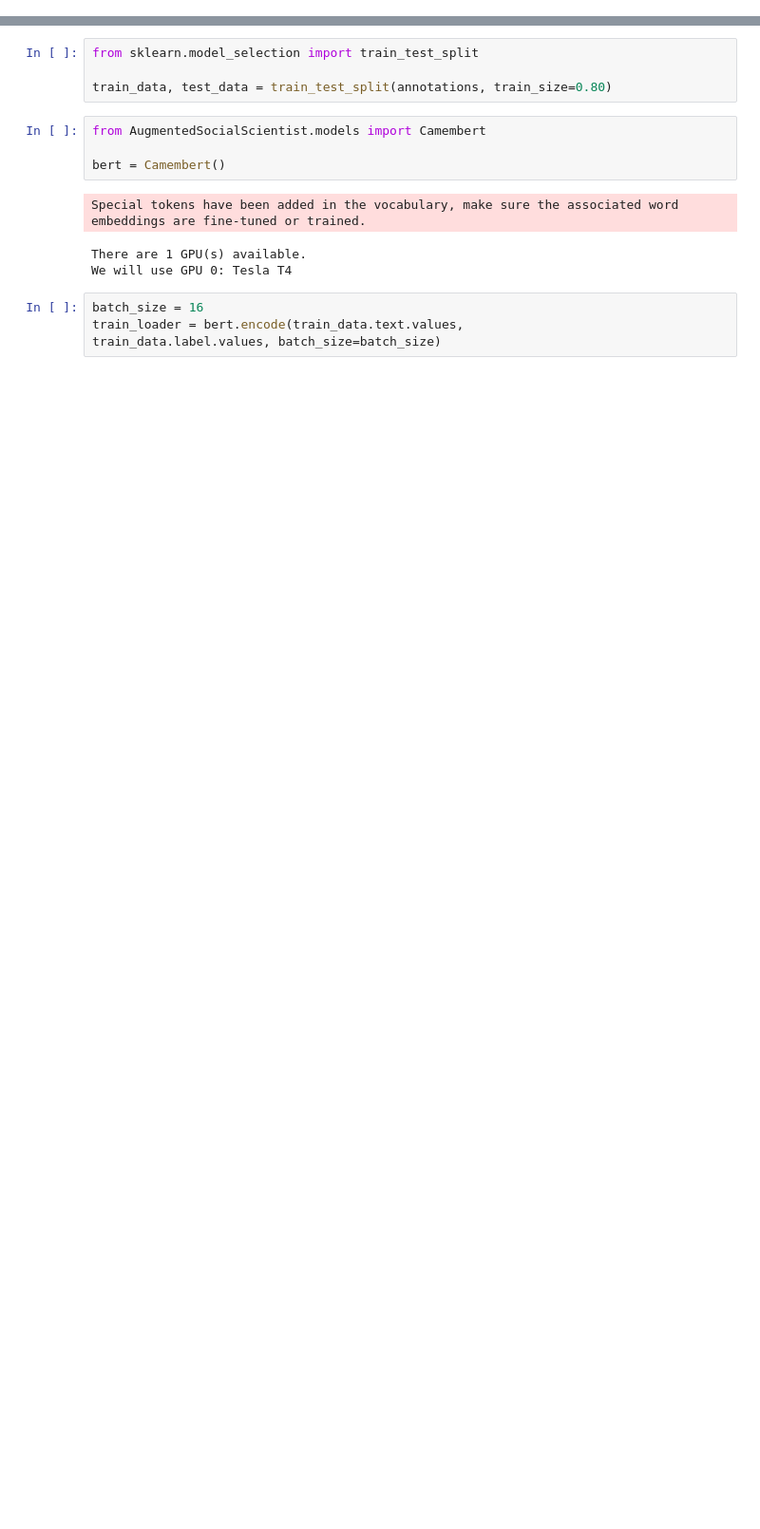
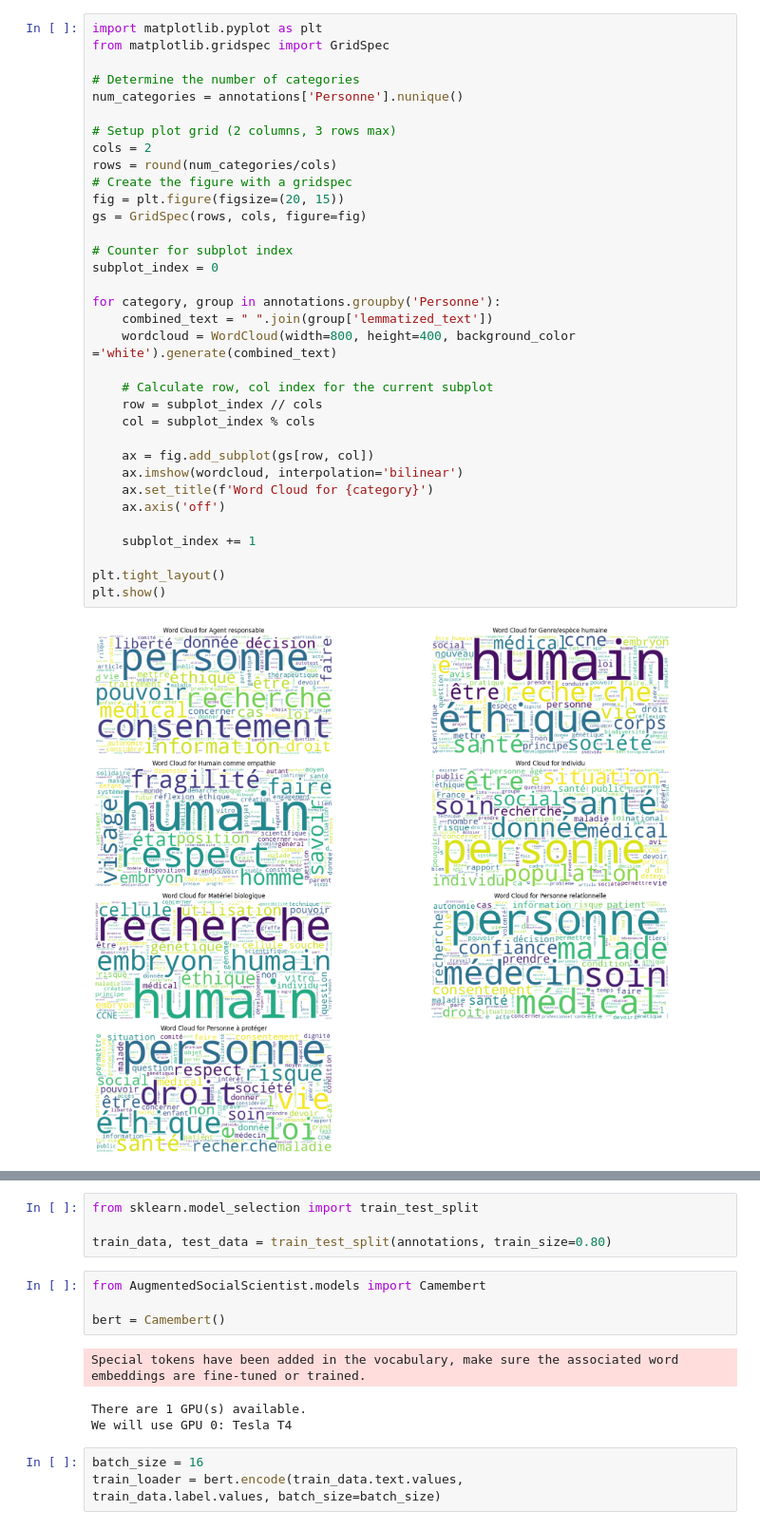
Before and after one commit to LeoMaurice/CCNE, a Jupyter notebook: src/bert.ipynb, the cells around one changed output, grey strips where cells are left out. Shown at 95% size. Saved outputs shown, nothing was run; the diff lists cells and outputs as text; blank space fills up the shorter version.

```diff
--- a/src/bert.ipynb
+++ b/src/bert.ipynb
@@ -96,0 +112,36 @@ Name: count, dtype: int64
+# %%
+import matplotlib.pyplot as plt
+from matplotlib.gridspec import GridSpec
+
+# Determine the number of categories
+num_categories = annotations['Personne'].nunique()
+
+# Setup plot grid (2 columns, 3 rows max)
+cols = 2
+rows = round(num_categories/cols)
+# Create the figure with a gridspec
+fig = plt.figure(figsize=(20, 15))
+gs = GridSpec(rows, cols, figure=fig)
+
+# Counter for subplot index
+subplot_index = 0
+
+for category, group in annotations.groupby('Personne'):
+    combined_text = " ".join(group['lemmatized_text'])
+    wordcloud = WordCloud(width=800, height=400, background_color ='white').generate(combined_text)
+
+    # Calculate row, col index for the current subplot
+    row = subplot_index // cols
+    col = subplot_index % cols
+
+    ax = fig.add_subplot(gs[row, col])
+    ax.imshow(wordcloud, interpolation='bilinear')
+    ax.set_title(f'Word Cloud for {category}')
+    ax.axis('off')
+
+    subplot_index += 1
+
+plt.tight_layout()
+plt.show()
+# %% [output]
+[figure, added]
```
Also changed, not shown: parts of 19 cells of this notebook.
